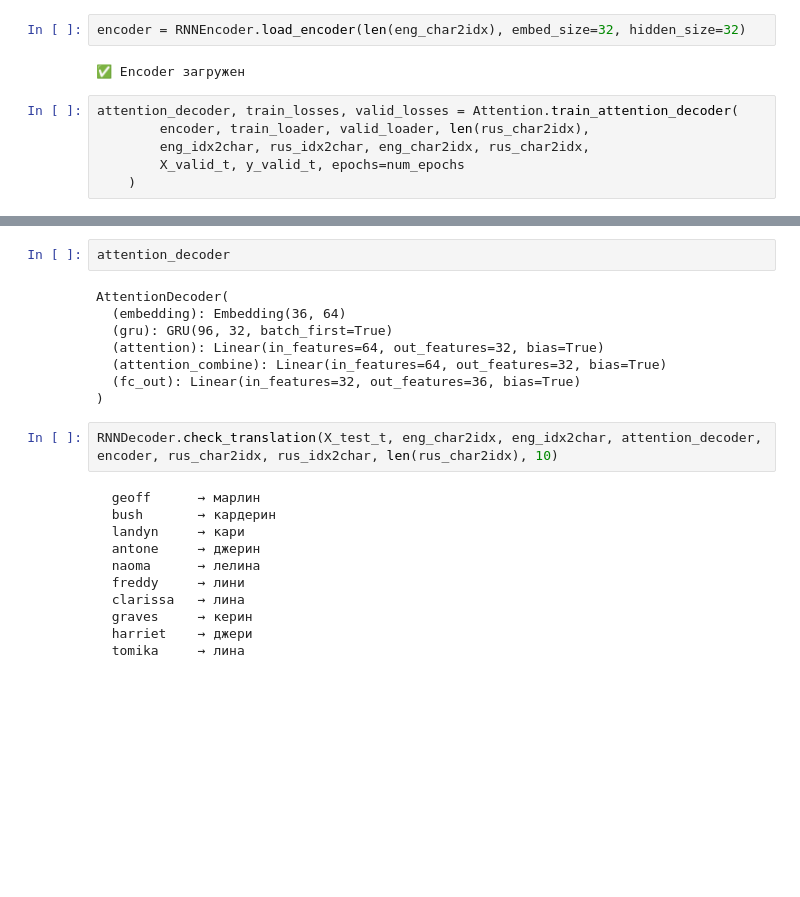
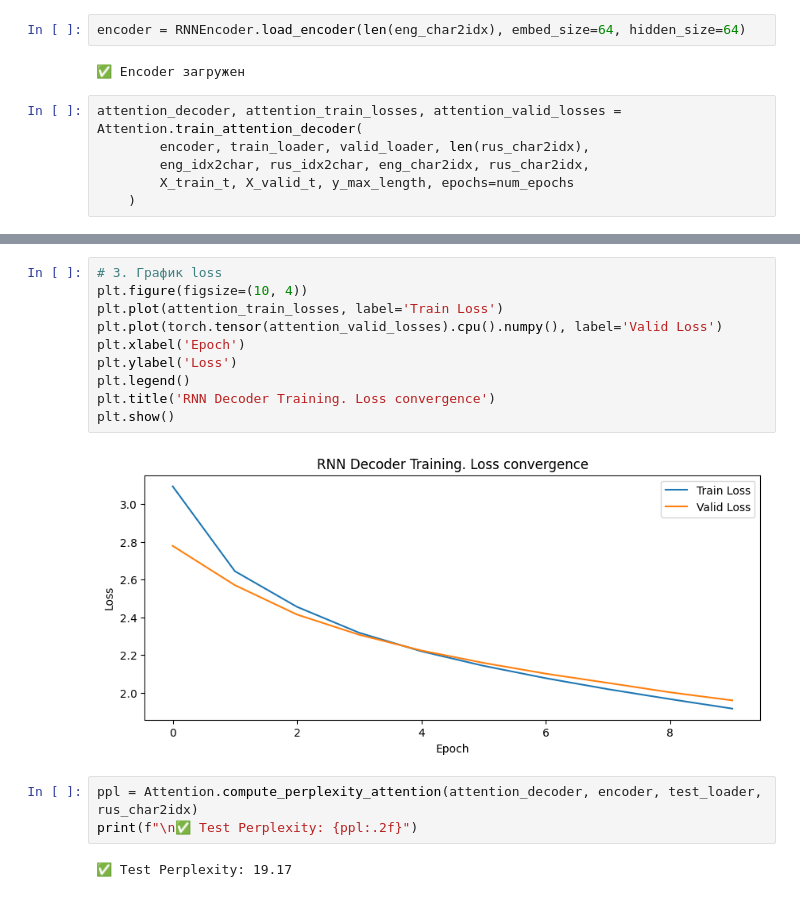
Before and after one commit to Analagis/learning_ML_projects, a Jupyter notebook: Project11/src/report.ipynb, the cells around one changed output, grey strips where cells are left out. Saved outputs shown, nothing was run; the diff lists cells and outputs as text; blank space fills up the shorter version.

```diff
--- a/Project11/src/report.ipynb
+++ b/Project11/src/report.ipynb
@@ -255,14 +235,14 @@ print(f"\n✅ Test Perplexity: {ppl:.2f}")
 # %% [markdown]
 # Attention Machine Translation. №5
 # %%
-encoder = RNNEncoder.load_encoder(len(eng_char2idx), embed_size=32, hidden_size=32)
+encoder = RNNEncoder.load_encoder(len(eng_char2idx), embed_size=64, hidden_size=64)
 # %% [output]
 ✅ Encoder загружен
 # %%
-attention_decoder, train_losses, valid_losses = Attention.train_attention_decoder(
+attention_decoder, attention_train_losses, attention_valid_losses = Attention.train_attention_decoder(
         encoder, train_loader, valid_loader, len(rus_char2idx),
         eng_idx2char, rus_idx2char, eng_char2idx, rus_char2idx,
-        X_valid_t, y_valid_t, epochs=num_epochs
+        X_train_t, X_valid_t, y_max_length, epochs=num_epochs
     )
 # %% [output]
 Training Attention Decoder...
@@ -279,23 +289,17 @@ Epoch 10: Train=2.2245, Valid=2.2624
-# %%
-attention_decoder
-# %% [output]
-AttentionDecoder(
-  (embedding): Embedding(36, 64)
-  (gru): GRU(96, 32, batch_first=True)
-  (attention): Linear(in_features=64, out_features=32, bias=True)
-  (attention_combine): Linear(in_features=64, out_features=32, bias=True)
-  (fc_out): Linear(in_features=32, out_features=36, bias=True)
-)
+# %%
+# 3. График loss
+plt.figure(figsize=(10, 4))
+plt.plot(attention_train_losses, label='Train Loss')
+plt.plot(torch.tensor(attention_valid_losses).cpu().numpy(), label='Valid Loss')
+plt.xlabel('Epoch')
+plt.ylabel('Loss')
+plt.legend()
+plt.title('RNN Decoder Training. Loss convergence')
+plt.show()
+# %% [output]
+[figure, added]
 # %%
-RNNDecoder.check_translation(X_test_t, eng_char2idx, eng_idx2char, attention_decoder, encoder, rus_char2idx, rus_idx2char, len(rus_char2idx), 10)
+ppl = Attention.compute_perplexity_attention(attention_decoder, encoder, test_loader, rus_char2idx)
+print(f"\n✅ Test Perplexity: {ppl:.2f}")
 # %% [output]
-  geoff      → марлин
-  bush       → кардерин
-  landyn     → кари
-  antone     → джерин
-  naoma      → лелина
-  freddy     → лини
-  clarissa   → лина
-  graves     → керин
-  harriet    → джери
-  tomika     → лина
+✅ Test Perplexity: 19.17
```
Also changed, not shown: parts of 46 cells of this notebook, 3 other files.
